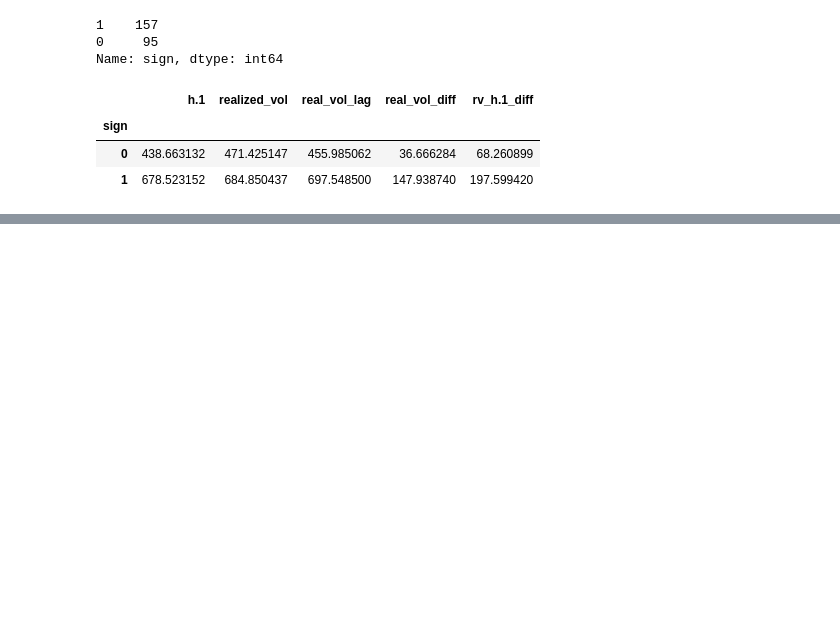
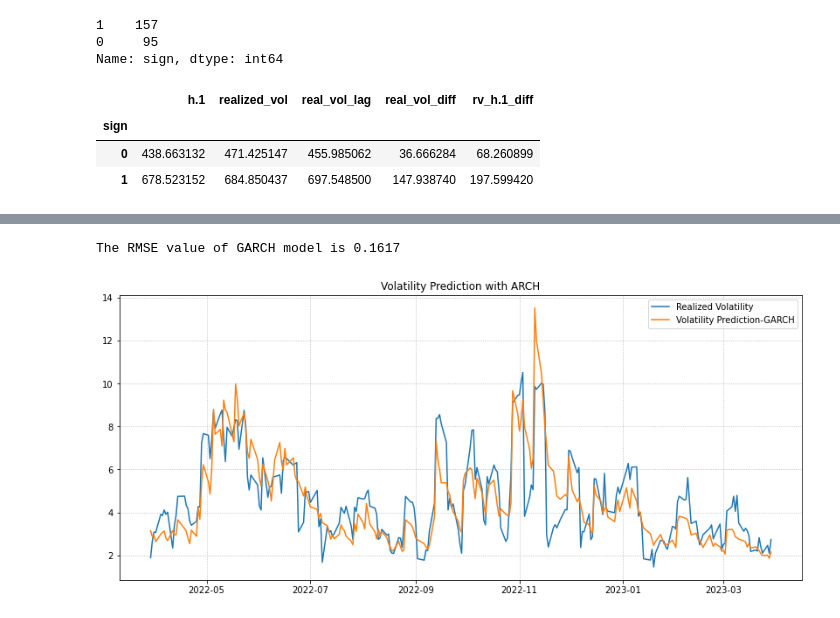
Before and after one commit to AmirDehkordi/Implied-VOL, a Jupyter notebook: Volatility.ipynb, the cells around one changed output, grey strips where cells are left out. Saved outputs shown, nothing was run; the diff lists cells and outputs as text; code cells hidden in the pictures; blank space fills up the shorter version.

```diff
--- a/Volatility.ipynb
+++ b/Volatility.ipynb
@@ -436,0 +389,19 @@ The GJR-GARCH model specifies the conditional variance of an asset's returns as
+# %%
+# Forecast performance measurements
+forecast = garch.forecast(start=split_date[0])
+forecast_garch = forecast
+rmse_garch = np.sqrt(mse(df.loc[split_date,'realized_vol']/100,
+                np.sqrt(forecast_garch.variance.iloc[-len(split_date):]/100))) # Testing the accuracy of the GARCH model
+print('The RMSE value of GARCH model is {:.4f}'.format(rmse_garch))
+# %% [output]
+The RMSE value of GARCH model is 0.1617
+# %%
+# Plotting the predicted values vs. the actual values
+plt.figure(figsize=(14, 6))
+plt.plot(df.loc[split_date,'realized_vol'], label='Realized Volatility')
+plt.plot(forecast_garch.variance.iloc[-len(split_date):], label='Volatility Prediction-GARCH')
+plt.title('Volatility Prediction with ARCH')
+plt.legend()
+plt.grid(linestyle=':');
+# %% [output]
+[figure, added]
```
Also changed, not shown: parts of 32 cells of this notebook.
